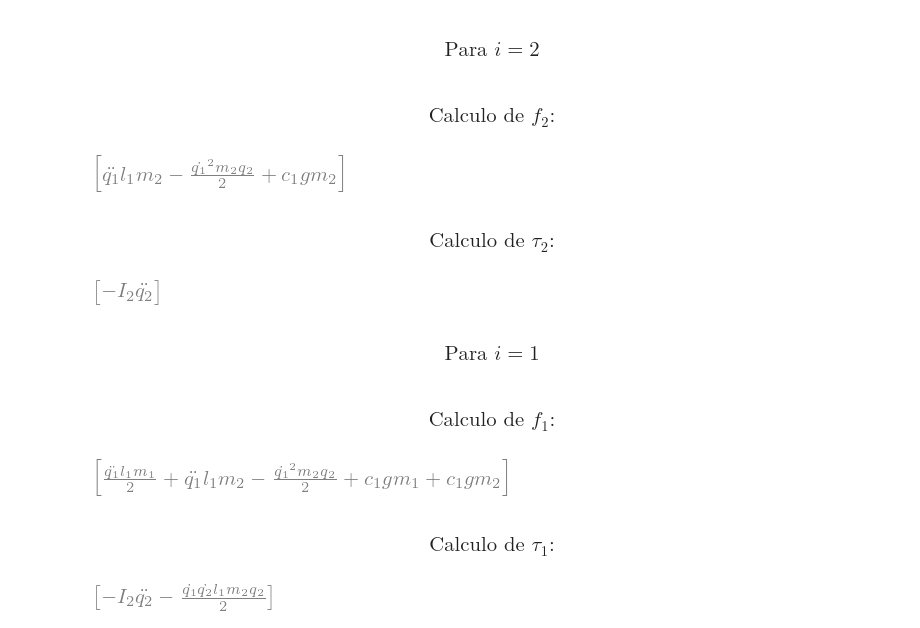
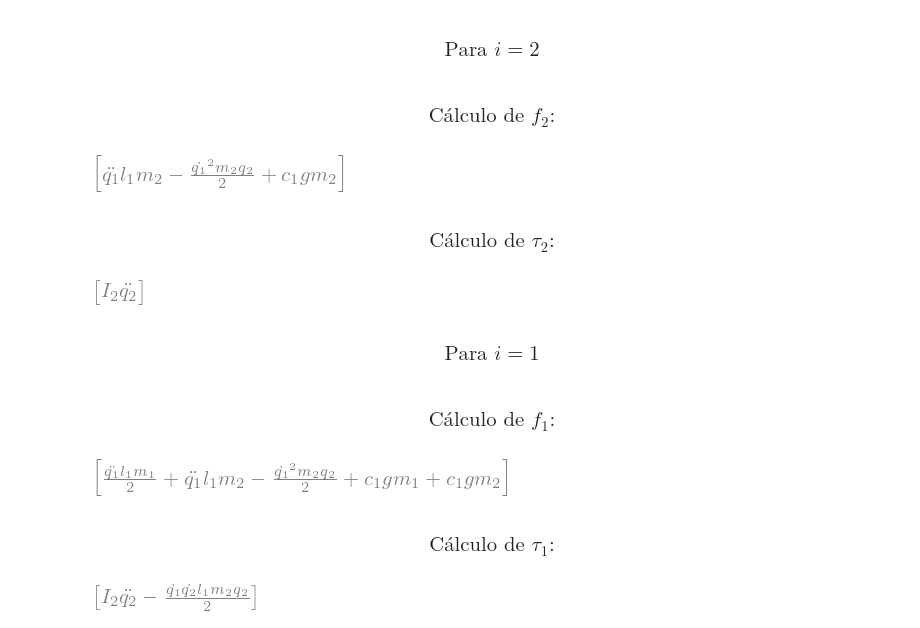
Before and after one commit to ErickNMA/Robotics, a Jupyter notebook: Dynamics/EA_3/N-E.ipynb, the cells around one changed output. Cells and saved outputs as stored; diff of their text form; code cells hidden in the pictures.

```diff
--- a/Dynamics/EA_3/N-E.ipynb
+++ b/Dynamics/EA_3/N-E.ipynb
@@ -196,7 +197,7 @@ show(gi[i])
 # %% [markdown]
 ### $$\text{Para } i = 2$$
 # %% [markdown]
-### $$\text{Calculo de } f_2 \text{:}$$
+### $$\text{Cálculo de } f_2 \text{:}$$
 # %%
 i = 2
 f[i] = np.array((m[i]*ac[i]) - (m[i]*gi[i]))
@@ -205,17 +206,17 @@ show(f[i][2]).expand()
 # %% [output]
 [figure]
 # %% [markdown]
-### $$\text{Calculo de } \tau_2 \text{:}$$
+### $$\text{Cálculo de } \tau_2 \text{:}$$
 # %%
-tau[i] = -np.array(np.cross(f[i].T, r[i][i].T).T + (I[i]*diff(Matrix(w[i]), t)) + np.cross(w[i].T, (I[i]*w[i]).T).T)
+tau[i] = np.array(-np.cross(f[i].T, r[i][i].T).T + (I[i]*diff(Matrix(w[i]), t)) + np.cross(w[i].T, (I[i]*w[i]).T).T)
 
 show(tau[i][2]).expand()
 # %% [output]
-[figure, old version]
+[figure, new version]
 # %% [markdown]
 ### $$\text{Para } i = 1$$
 # %% [markdown]
-### $$\text{Calculo de } f_1 \text{:}$$
+### $$\text{Cálculo de } f_1 \text{:}$$
 # %%
 i = 1
 f[i] = np.array((R[i][i+1]@f[i+1]) + (m[i]*ac[i]) - (m[i]*gi[i]))
@@ -224,10 +225,10 @@ show(f[i][2]).expand()
 # %% [output]
 [figure]
 # %% [markdown]
-### $$\text{Calculo de } \tau_1 \text{:}$$
+### $$\text{Cálculo de } \tau_1 \text{:}$$
 # %%
 tau[i] = np.array((R[i][i+1]@tau[i+1]) - np.cross(f[i].T, r[i][i].T).T + np.cross((R[i][i+1]@f[i+1]).T, r[i+1][i].T).T + (I[i]*diff(Matrix(w[i]), t)) + np.cross(w[i].T, (I[i]*w[i]).T).T)
 
 show(tau[i][2]).expand()
 # %% [output]
-[figure, old version]
+[figure, new version]
```
Also changed, not shown: parts of 11 cells of this notebook, 1 other file.
